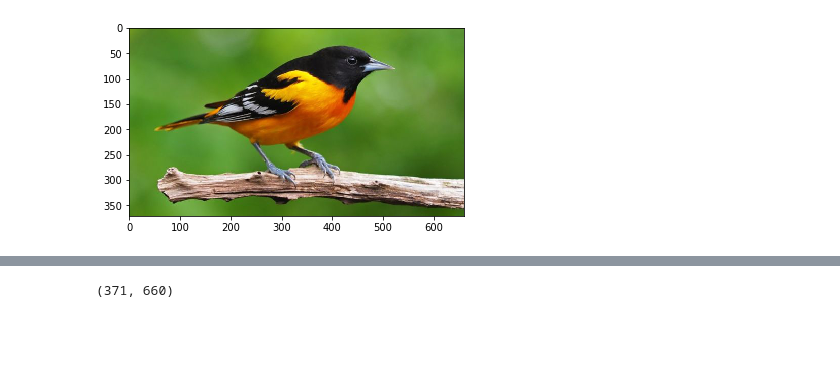
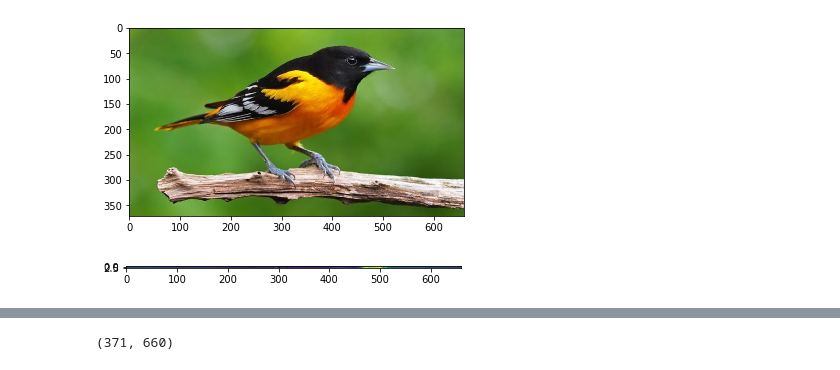
Before and after one commit to bblais/AI-and-Robotics-Fall-2019-Class-Notebooks, a Jupyter notebook: 2019-11-04 Image Examples.ipynb, the cells around one changed output, grey strips where cells are left out. Saved outputs shown, nothing was run; the diff lists cells and outputs as text; code cells hidden in the pictures; blank space fills up the shorter version.

```diff
--- a/2019-11-04 Image Examples.ipynb
+++ b/2019-11-04 Image Examples.ipynb
@@ -9,3 +9,8 @@ imshow(arr)
 # %% [output]
 <matplotlib.image.AxesImage at 0x...>
 [figure]
+# %%
+imshow(arr[75,:,:].T)
+ax=gca()
+# %% [output]
+[figure, added]
```
Also changed, not shown: parts of 7 cells of this notebook, 1 other file.
